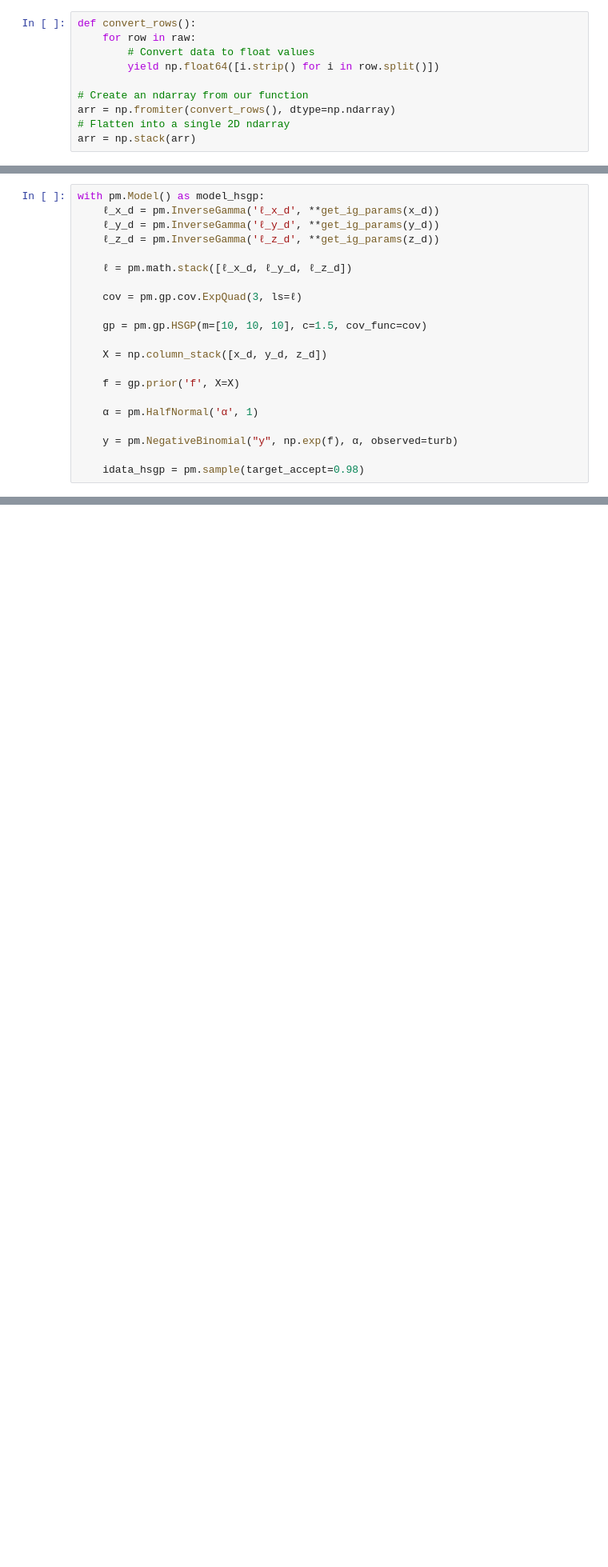
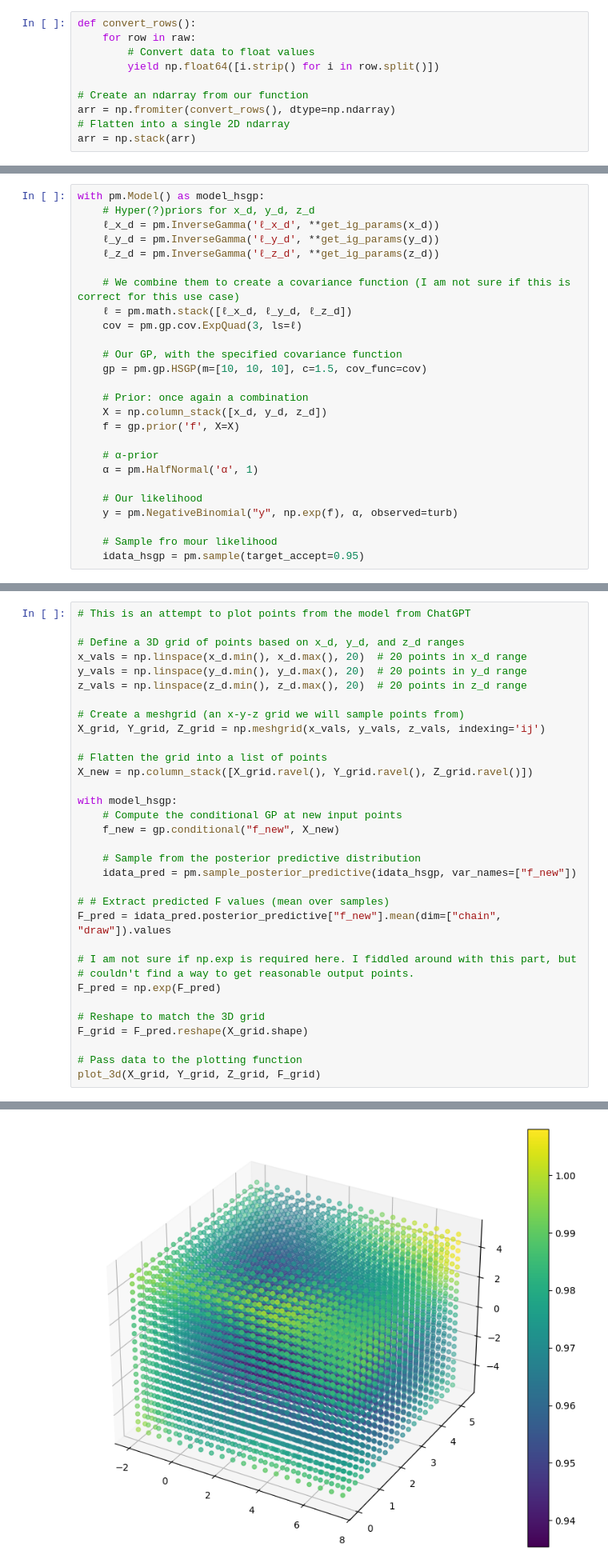
Before and after one commit to mrmaxguns/data-science-fundamentals, a Jupyter notebook: Unit7/Project/MaxiRebgU7proj.ipynb, the cells around one changed output, grey strips where cells are left out. Shown at 80% size. Cells and saved outputs as stored; diff of their text form; blank space fills up the shorter version.

```diff
--- a/Unit7/Project/MaxiRebgU7proj.ipynb
+++ b/Unit7/Project/MaxiRebgU7proj.ipynb
@@ -100,24 +158,29 @@ def get_ig_params(x_vals, l_b=None, u_b=None, mass=0.96, plot=False):
 # %%
 with pm.Model() as model_hsgp:
+    # Hyper(?)priors for x_d, y_d, z_d
     ℓ_x_d = pm.InverseGamma('ℓ_x_d', **get_ig_params(x_d))
     ℓ_y_d = pm.InverseGamma('ℓ_y_d', **get_ig_params(y_d))
     ℓ_z_d = pm.InverseGamma('ℓ_z_d', **get_ig_params(z_d))
 
+    # We combine them to create a covariance function (I am not sure if this is correct for this use case)
     ℓ = pm.math.stack([ℓ_x_d, ℓ_y_d, ℓ_z_d])
-
     cov = pm.gp.cov.ExpQuad(3, ls=ℓ)
 
+    # Our GP, with the specified covariance function
     gp = pm.gp.HSGP(m=[10, 10, 10], c=1.5, cov_func=cov)
 
+    # Prior: once again a combination
     X = np.column_stack([x_d, y_d, z_d])
-
     f = gp.prior('f', X=X)
 
+    # α-prior
     α = pm.HalfNormal('α', 1)
 
+    # Our likelihood
     y = pm.NegativeBinomial("y", np.exp(f), α, observed=turb)
 
-    idata_hsgp = pm.sample(target_accept=0.98)
+    # Sample fro mour likelihood
+    idata_hsgp = pm.sample(target_accept=0.95)
 # %% [output]
 Initializing NUTS using jitter+adapt_diag...
 Multiprocess sampling (4 chains in 4 jobs)
@@ -152,0 +195,34 @@ plot_3d(x, y, z)
+# %%
+# This is an attempt to plot points from the model from ChatGPT
+
+# Define a 3D grid of points based on x_d, y_d, and z_d ranges
+x_vals = np.linspace(x_d.min(), x_d.max(), 20)  # 20 points in x_d range
+y_vals = np.linspace(y_d.min(), y_d.max(), 20)  # 20 points in y_d range
+z_vals = np.linspace(z_d.min(), z_d.max(), 20)  # 20 points in z_d range
+
+# Create a meshgrid (an x-y-z grid we will sample points from)
+X_grid, Y_grid, Z_grid = np.meshgrid(x_vals, y_vals, z_vals, indexing='ij')
+
+# Flatten the grid into a list of points
+X_new = np.column_stack([X_grid.ravel(), Y_grid.ravel(), Z_grid.ravel()])
+
+with model_hsgp:
+    # Compute the conditional GP at new input points
+    f_new = gp.conditional("f_new", X_new)
+
+    # Sample from the posterior predictive distribution
+    idata_pred = pm.sample_posterior_predictive(idata_hsgp, var_names=["f_new"])
+
+# # Extract predicted F values (mean over samples)
+F_pred = idata_pred.posterior_predictive["f_new"].mean(dim=["chain", "draw"]).values
+
+# I am not sure if np.exp is required here. I fiddled around with this part, but
+# couldn't find a way to get reasonable output points.
+F_pred = np.exp(F_pred)
+
+# Reshape to match the 3D grid
+F_grid = F_pred.reshape(X_grid.shape)
+
+# Pass data to the plotting function
+plot_3d(X_grid, Y_grid, Z_grid, F_grid)
+# %% [output]
@@ -152,0 +232 @@ plot_3d(x, y, z)
+[figure, added]
```
Also changed, not shown: parts of 33 cells of this notebook.
